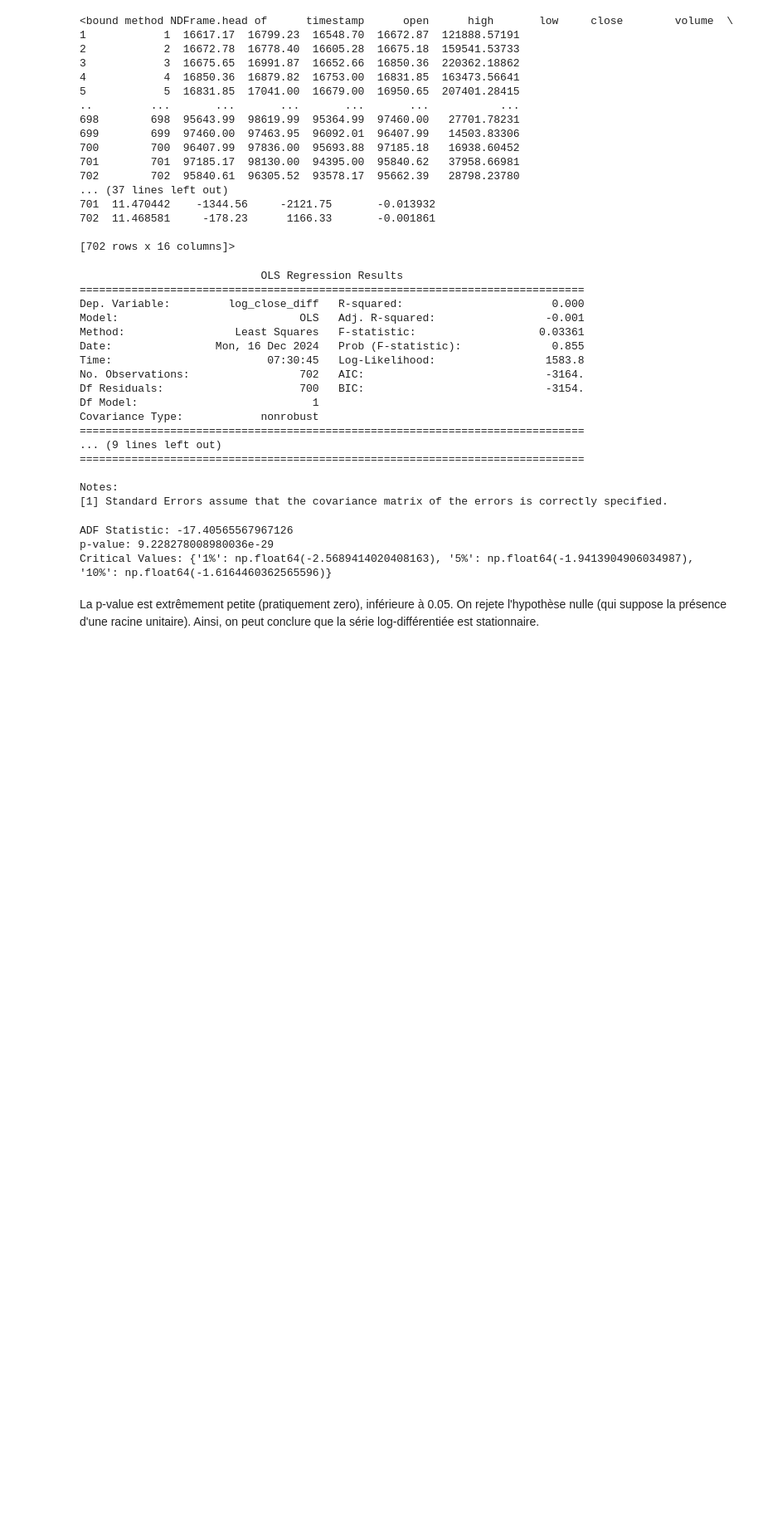
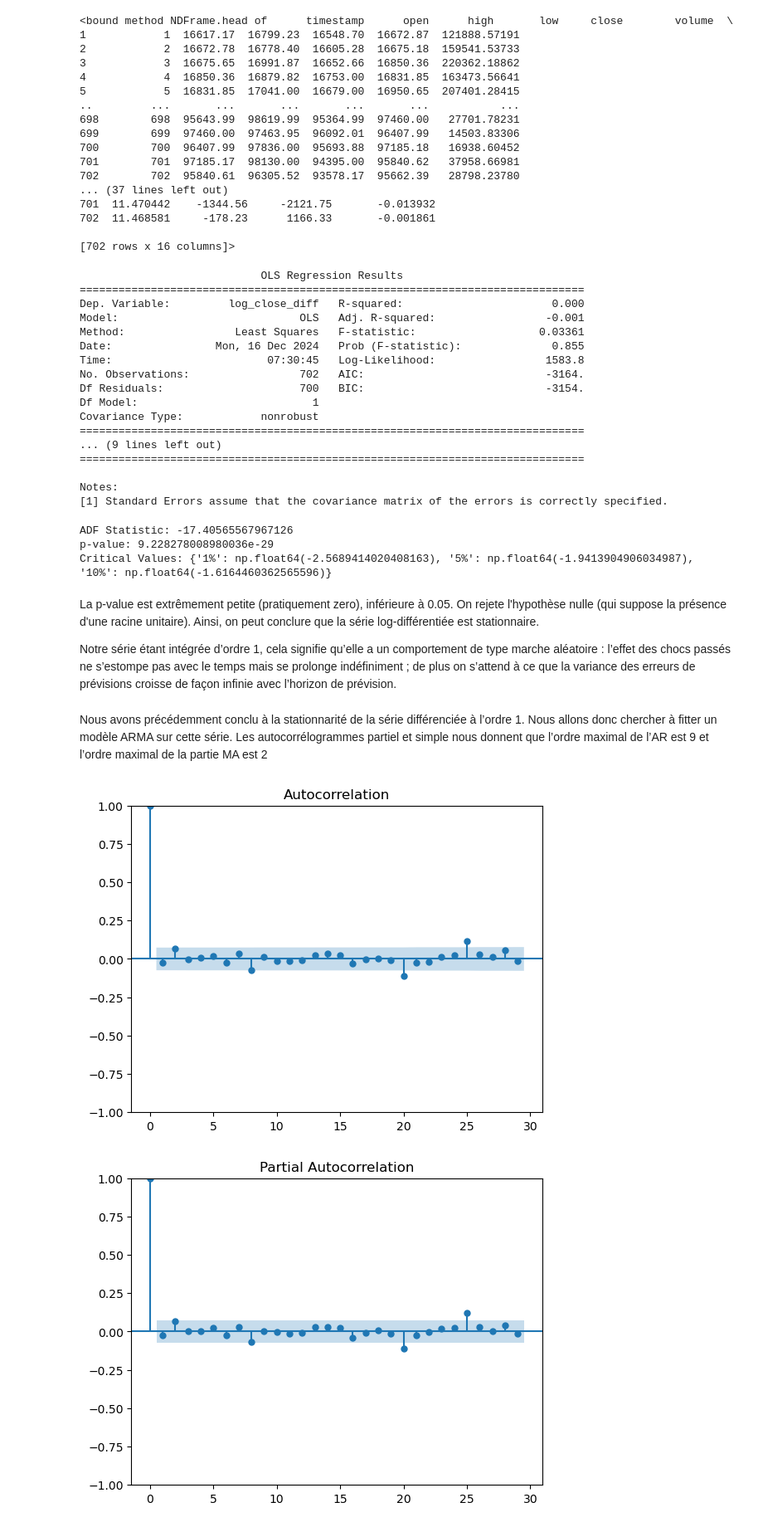
Before and after one commit to willyafalin/cryptocurrency_prediction, a Jupyter notebook: arma.ipynb, the cells around one changed output. Shown at 83% size. Cells and saved outputs as stored; diff of their text form; code cells hidden in the pictures; blank space fills up the shorter version.

Commit message:
arma : determination d'un modele arma(0,0)

```diff
--- a/arma.ipynb
+++ b/arma.ipynb
@@ -236,4 +236,6 @@ p-value: 9.228278008980036e-29
 Critical Values: {'1%': np.float64(-2.5689414020408163), '5%': np.float64(-1.9413904906034987), '10%': np.float64(-1.6164460362565596)}
 # %% [markdown]
 La p-value est extrêmement petite (pratiquement zero), inférieure à 0.05. On rejete l'hypothèse nulle (qui suppose la présence d'une racine unitaire). Ainsi, on peut conclure que la série log-différentiée est stationnaire.
+
+Notre série étant intégrée d’ordre 1, cela signifie qu’elle a un comportement de type marche aléatoire : l’effet des chocs passés ne s’estompe pas avec le temps mais se prolonge indéfiniment ; de plus on s’attend à ce que la variance des erreurs de prévisions croisse de façon infinie avec l’horizon de prévision.
 # %%
@@ -240,0 +243,13 @@ La p-value est extrêmement petite (pratiquement zero), inférieure à 0.05. On
+# %% [markdown]
+Nous avons précédemment conclu à la stationnarité de la série différenciée à l’ordre 1. Nous allons donc chercher à fitter un modèle ARMA sur cette série. Les autocorrélogrammes partiel et simple nous donnent que l’ordre maximal de l’AR est 9 et l’ordre maximal de la partie MA est 2
+# %%
+# Tracer ACF et PACF
+
+from statsmodels.graphics.tsaplots import plot_acf, plot_pacf
+
+plot_acf(data_cleaned['log_close_diff'])
+plot_pacf(data_cleaned['log_close_diff'])
+plt.show()
+# %% [output]
+[figure, added]
+[figure, added]
```
Also changed, not shown: parts of 5 cells of this notebook.
